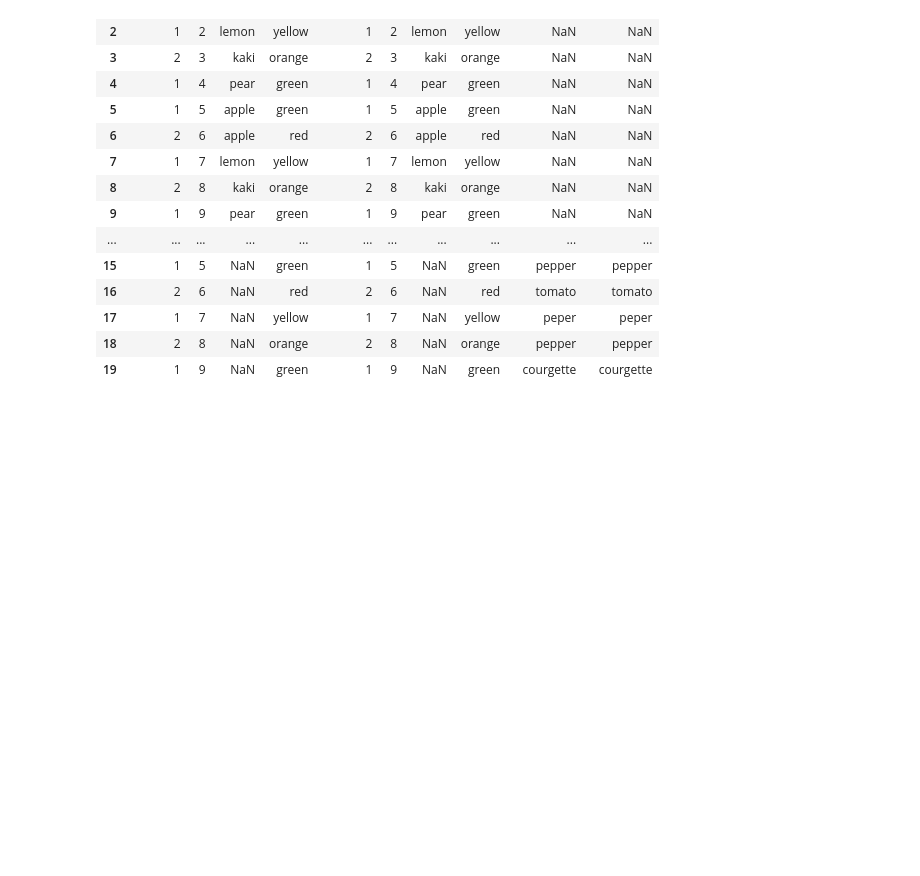
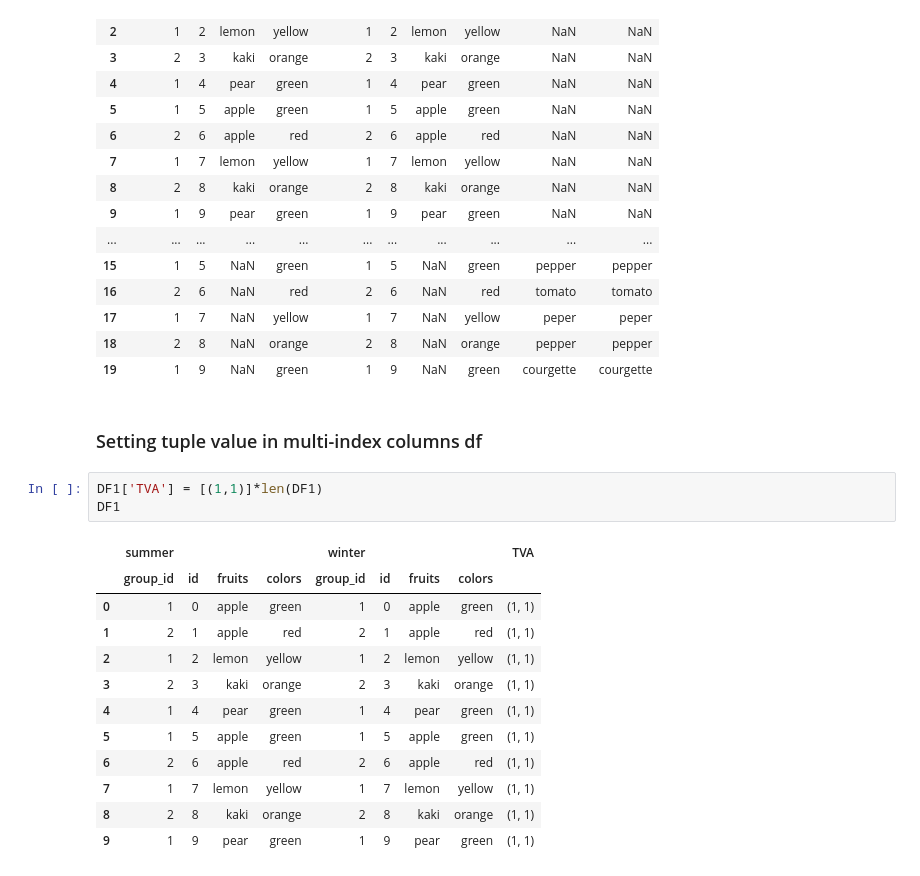
Before and after one commit to 2Echoes/small_fish_gui, a Jupyter notebook: pipeline/testing.ipynb, the cells around one changed output. Drawn from its saved outputs; the diff is of its cells as text; blank space fills up the shorter version.

Commit message:
testing pandas multi columns indexing

```diff
--- a/pipeline/testing.ipynb
+++ b/pipeline/testing.ipynb
@@ -231,3 +231,21 @@ pd.concat([DF1,DF2],axis=0, ignore_index=True)
 | 17 | 1 | 7 | NaN | yellow | 1 | 7 | NaN | yellow | peper | peper |
 | 18 | 2 | 8 | NaN | orange | 2 | 8 | NaN | orange | pepper | pepper |
 | 19 | 1 | 9 | NaN | green | 1 | 9 | NaN | green | courgette | courgette |
+# %% [markdown]
+### Setting tuple value in multi-index columns df
+# %%
+DF1['TVA'] = [(1,1)]*len(DF1)
+DF1
+# %% [output]
+|  | summer |  |  |  | winter |  |  |  | TVA |
+|  | group_id | id | fruits | colors | group_id | id | fruits | colors |  |
+| 0 | 1 | 0 | apple | green | 1 | 0 | apple | green | (1, 1) |
+| 1 | 2 | 1 | apple | red | 2 | 1 | apple | red | (1, 1) |
+| 2 | 1 | 2 | lemon | yellow | 1 | 2 | lemon | yellow | (1, 1) |
+| 3 | 2 | 3 | kaki | orange | 2 | 3 | kaki | orange | (1, 1) |
+| 4 | 1 | 4 | pear | green | 1 | 4 | pear | green | (1, 1) |
+| 5 | 1 | 5 | apple | green | 1 | 5 | apple | green | (1, 1) |
+| 6 | 2 | 6 | apple | red | 2 | 6 | apple | red | (1, 1) |
+| 7 | 1 | 7 | lemon | yellow | 1 | 7 | lemon | yellow | (1, 1) |
+| 8 | 2 | 8 | kaki | orange | 2 | 8 | kaki | orange | (1, 1) |
+| 9 | 1 | 9 | pear | green | 1 | 9 | pear | green | (1, 1) |
```
Also changed, not shown: parts of 1 cell of this notebook.
